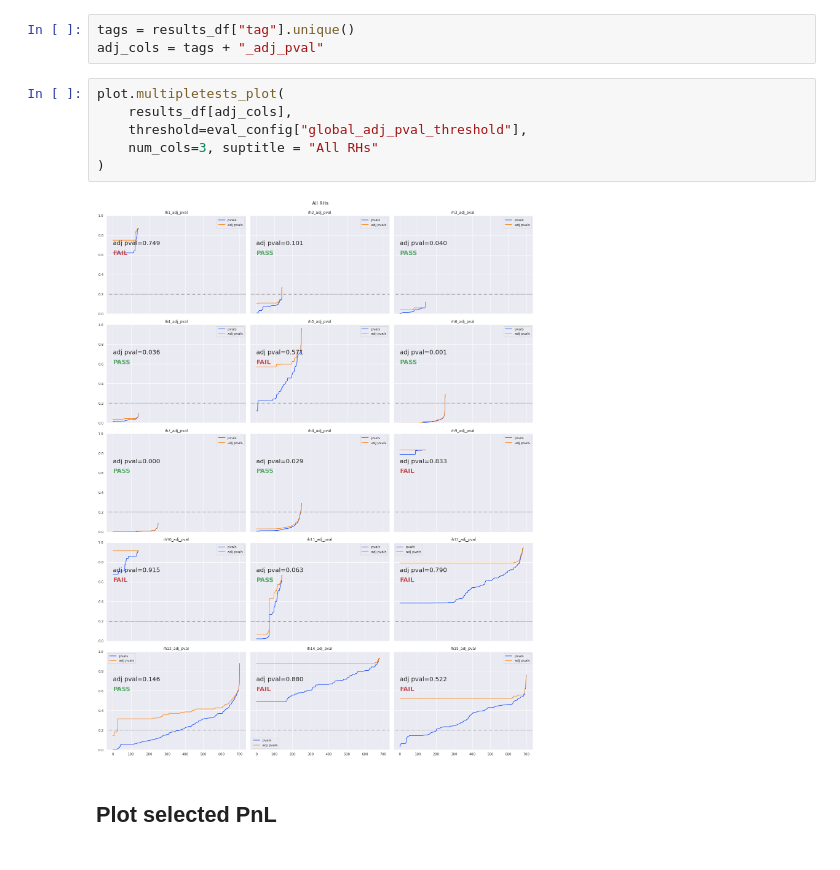
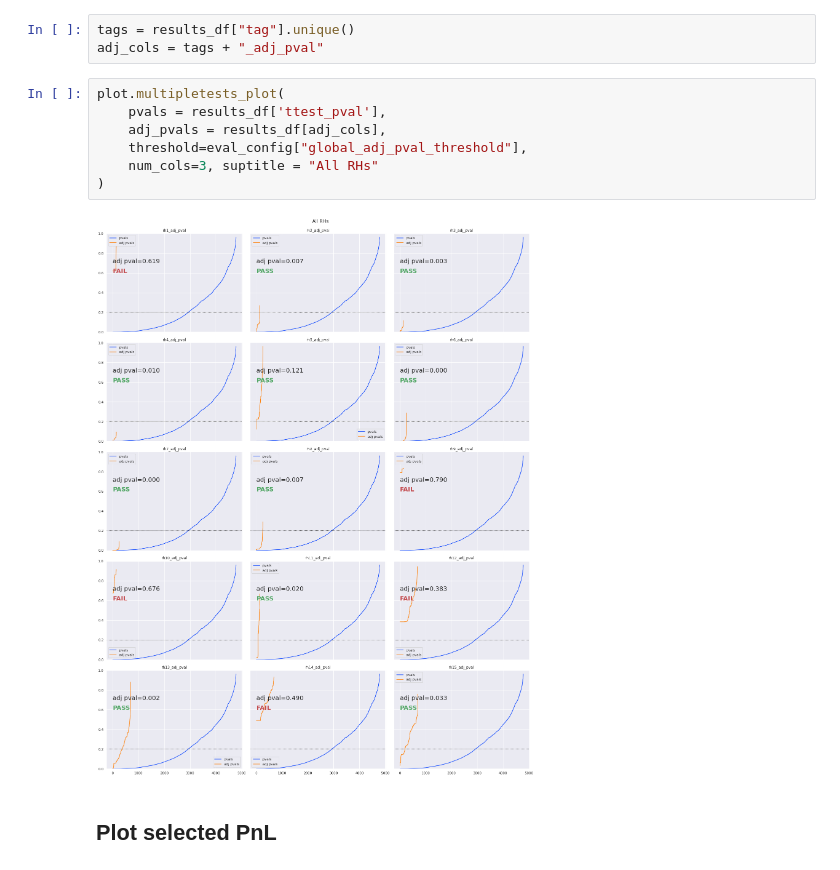
Before and after one commit to ajmal017/amp, a Jupyter notebook: PartTask2751_Master_pipeline_runs_aggregate_results.ipynb, the cells around one changed output. Cells and saved outputs as stored; diff of their text form.

Commit message:
PartTask2751: changed plotting.py

```diff
--- a/PartTask2751_Master_pipeline_runs_aggregate_results.ipynb
+++ b/PartTask2751_Master_pipeline_runs_aggregate_results.ipynb
@@ -206,12 +227,13 @@ tags = results_df["tag"].unique()
 adj_cols = tags + "_adj_pval"
 # %%
 plot.multipletests_plot(
-    results_df[adj_cols],
+    pvals = results_df['ttest_pval'],
+    adj_pvals = results_df[adj_cols],
     threshold=eval_config["global_adj_pval_threshold"],
     num_cols=3, suptitle = "All RHs"
 )
 # %% [output]
-[figure, old version]
+[figure, new version]
 # %% [markdown]
 ## Plot selected PnL
 # %%
```
Also changed, not shown: parts of 6 cells of this notebook, 1 other file.
